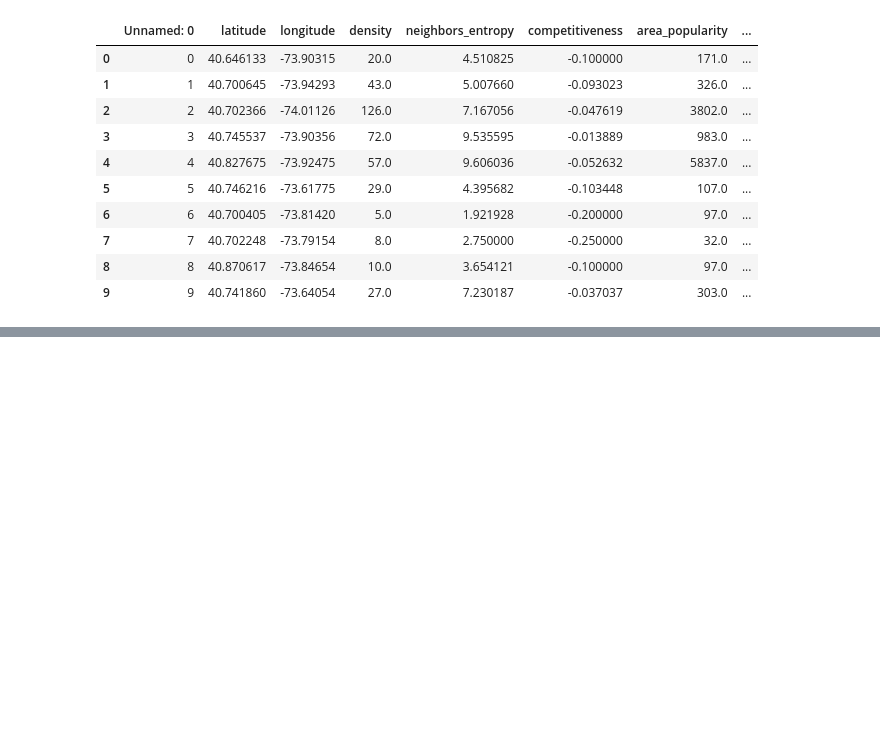
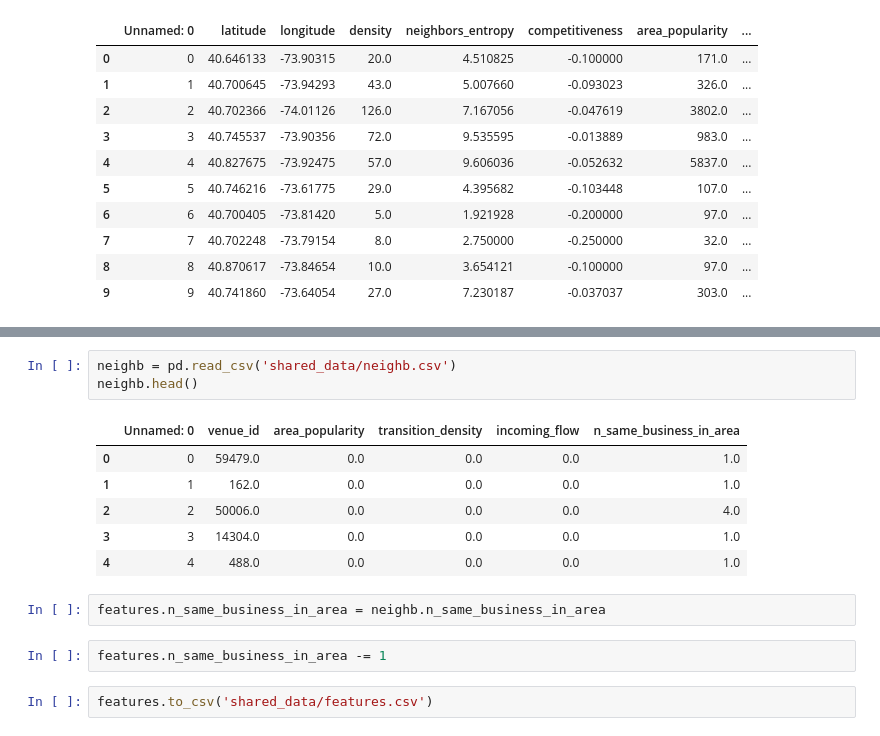
Before and after one commit to peikovakate/ucu_uds_proj, a Jupyter notebook: data_processing.ipynb, the cells around one changed output, grey strips where cells are left out. Cells and saved outputs as stored; diff of their text form; blank space fills up the shorter version.

```diff
--- a/data_processing.ipynb
+++ b/data_processing.ipynb
@@ -262,0 +274,16 @@ features_frame.head(10)
+# %%
+neighb = pd.read_csv('shared_data/neighb.csv')
+neighb.head()
+# %% [output]
+|  | Unnamed: 0 | venue_id | area_popularity | transition_density | incoming_flow | n_same_business_in_area |
+| 0 | 0 | 59479.0 | 0.0 | 0.0 | 0.0 | 1.0 |
+| 1 | 1 | 162.0 | 0.0 | 0.0 | 0.0 | 1.0 |
+| 2 | 2 | 50006.0 | 0.0 | 0.0 | 0.0 | 4.0 |
+| 3 | 3 | 14304.0 | 0.0 | 0.0 | 0.0 | 1.0 |
+| 4 | 4 | 488.0 | 0.0 | 0.0 | 0.0 | 1.0 |
+# %%
+features.n_same_business_in_area = neighb.n_same_business_in_area
+# %%
+features.n_same_business_in_area -= 1
+# %%
+features.to_csv('shared_data/features.csv')
```
Also changed, not shown: parts of 6 cells of this notebook, 4 other files.
